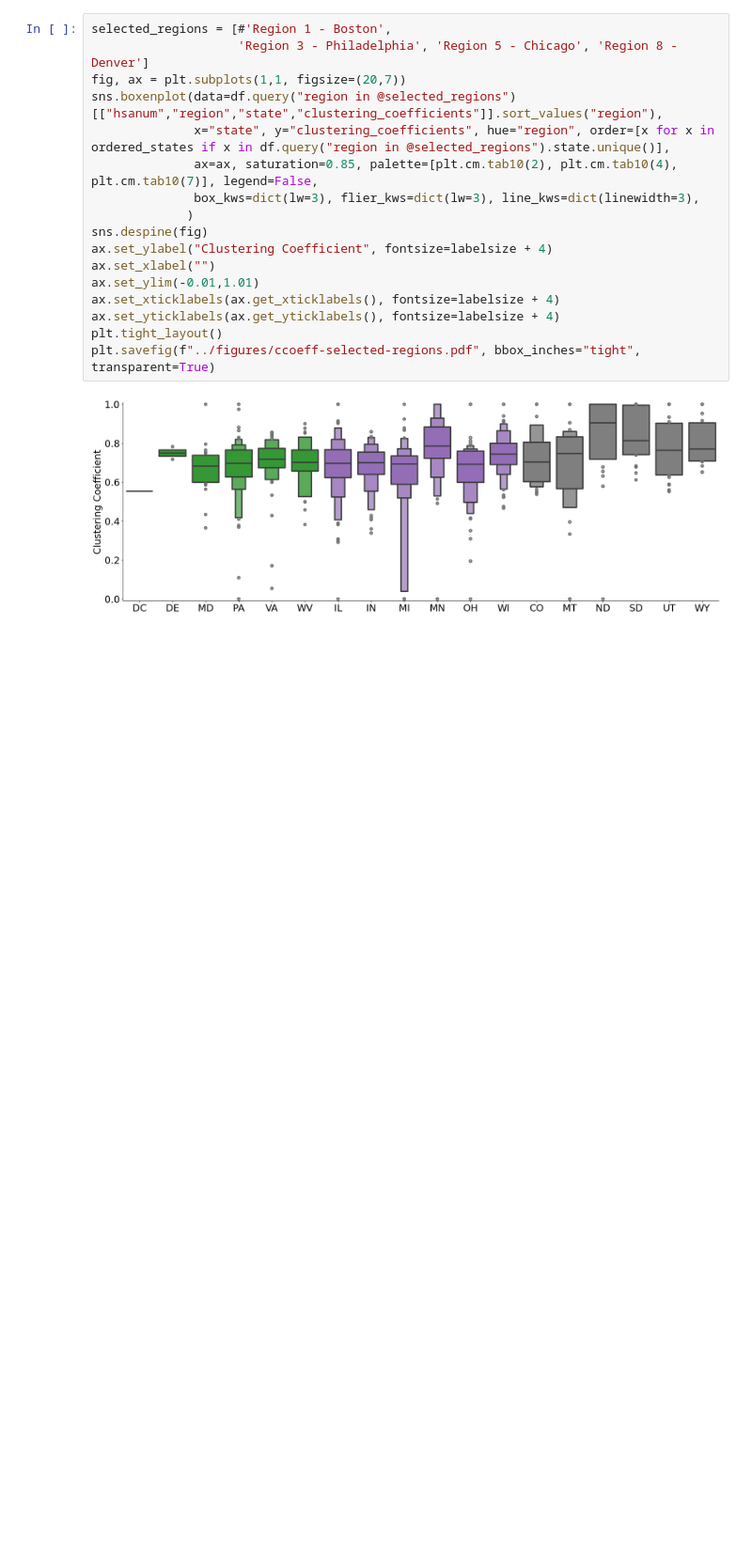
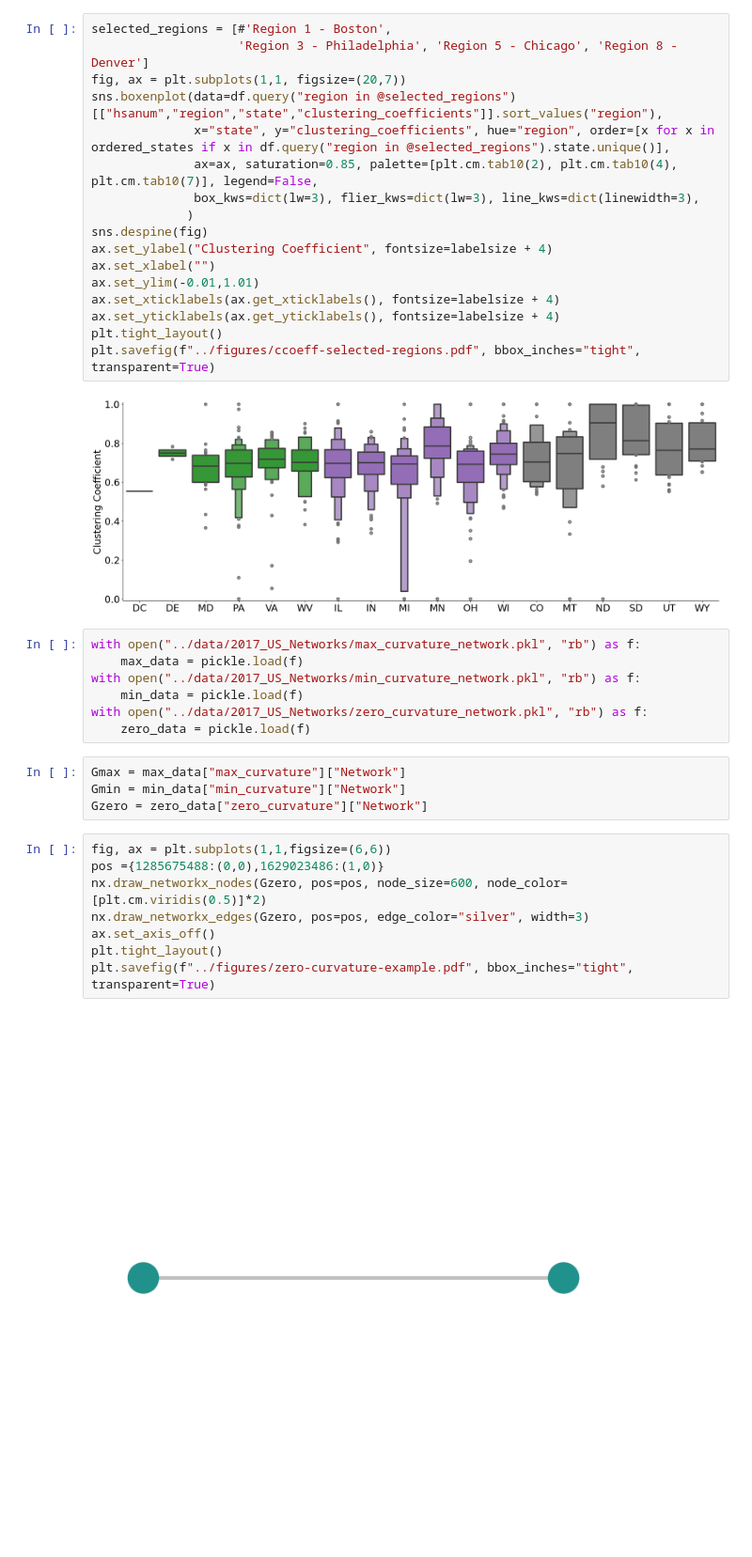
Before and after one commit to aidos-lab/apparent, a Jupyter notebook: notebooks/visualization.ipynb, the cells around one changed output. Shown at 94% size. Drawn from its saved outputs; the diff is of its cells as text; blank space fills up the shorter version.

Commit message:
small example networks

```diff
--- a/notebooks/visualization.ipynb
+++ b/notebooks/visualization.ipynb
@@ -395,3 +395,24 @@ plt.tight_layout()
 plt.savefig(f"../figures/ccoeff-selected-regions.pdf", bbox_inches="tight", transparent=True)
 # %% [output]
 [figure]
+# %%
+with open("../data/2017_US_Networks/max_curvature_network.pkl", "rb") as f:
+    max_data = pickle.load(f)
+with open("../data/2017_US_Networks/min_curvature_network.pkl", "rb") as f:
+    min_data = pickle.load(f)
+with open("../data/2017_US_Networks/zero_curvature_network.pkl", "rb") as f:
+    zero_data = pickle.load(f)
+# %%
+Gmax = max_data["max_curvature"]["Network"]
+Gmin = min_data["min_curvature"]["Network"]
+Gzero = zero_data["zero_curvature"]["Network"]
+# %%
+fig, ax = plt.subplots(1,1,figsize=(6,6))
+pos ={1285675488:(0,0),1629023486:(1,0)}
+nx.draw_networkx_nodes(Gzero, pos=pos, node_size=600, node_color=[plt.cm.viridis(0.5)]*2)
+nx.draw_networkx_edges(Gzero, pos=pos, edge_color="silver", width=3)
+ax.set_axis_off()
+plt.tight_layout()
+plt.savefig(f"../figures/zero-curvature-example.pdf", bbox_inches="tight", transparent=True)
+# %% [output]
+[figure, added]
```
Also changed, not shown: parts of 2 cells of this notebook, 3 other files.
